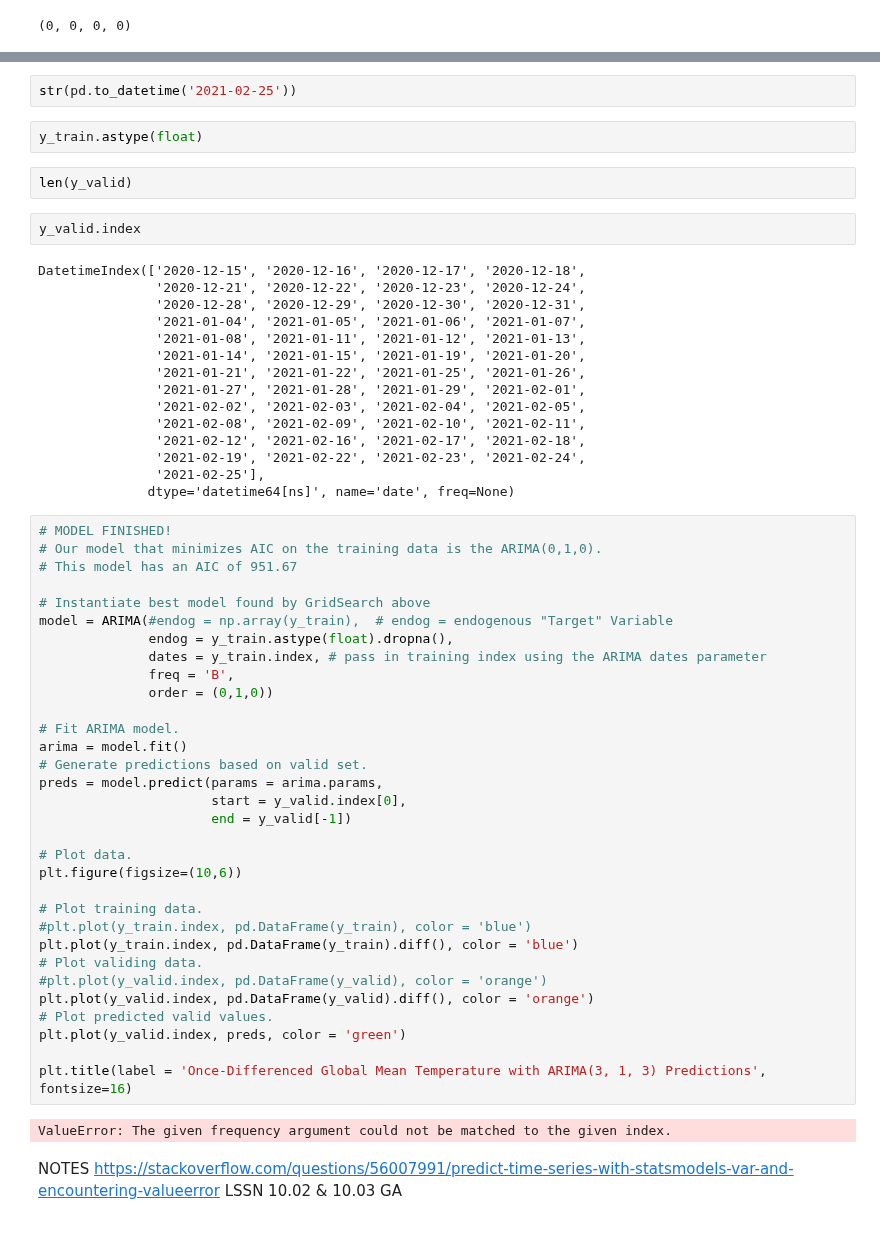
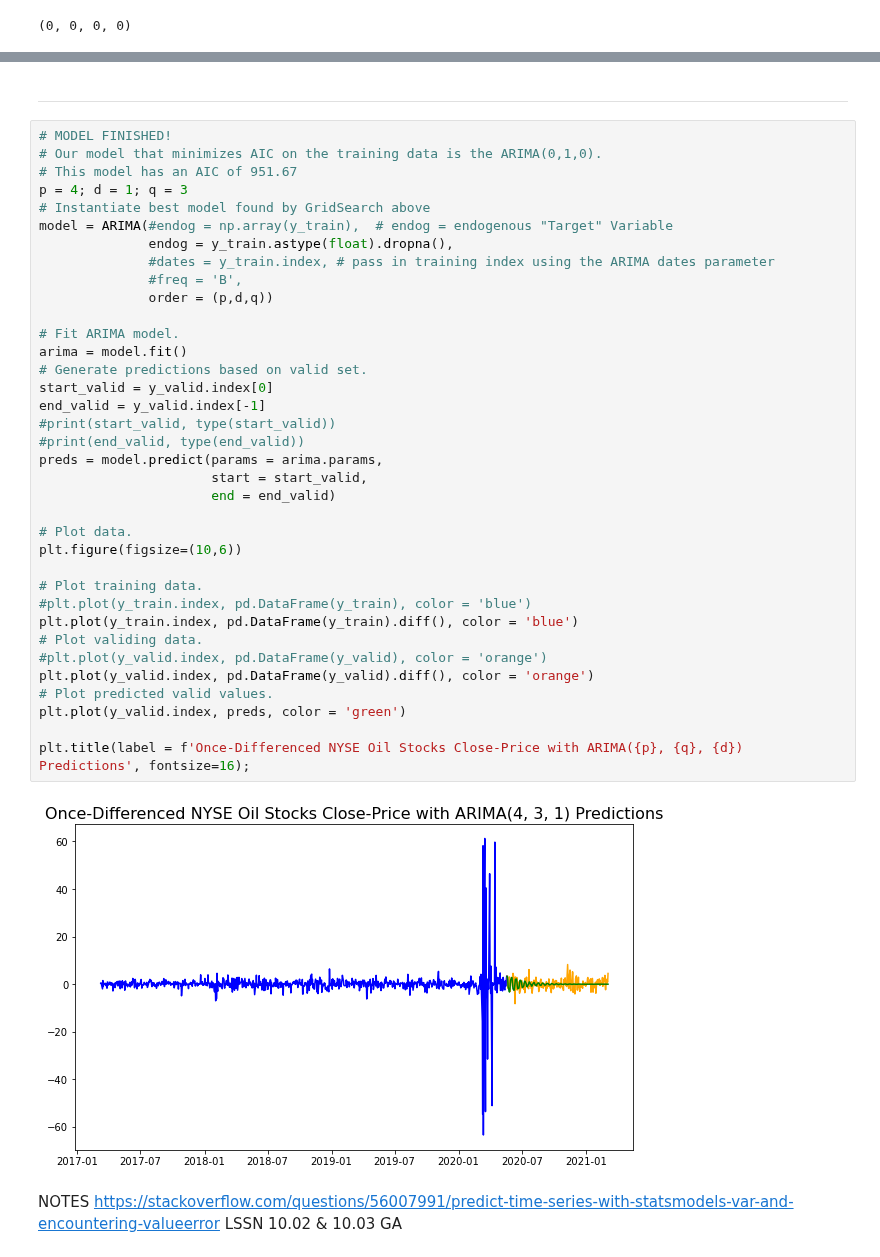
Before and after one commit to griffinwt/Hackathon_March2021, a Jupyter notebook: code/Model-Tuning-Brandon/Model-Tuning.ipynb, the cells around one changed output, grey strips where cells are left out. Saved outputs shown, nothing was run; the diff lists cells and outputs as text.

```diff
--- a/code/Model-Tuning-Brandon/Model-Tuning.ipynb
+++ b/code/Model-Tuning-Brandon/Model-Tuning.ipynb
@@ -276,60 +391,43 @@ Timestamp('2021-02-25 00:00:00')
-# %%
-str(pd.to_datetime('2021-02-25'))
-# %%
-y_train.astype(float)
-# %%
-len(y_valid)
-# %%
-y_valid.index
-# %% [output]
-DatetimeIndex(['2020-12-15', '2020-12-16', '2020-12-17', '2020-12-18',
-               '2020-12-21', '2020-12-22', '2020-12-23', '2020-12-24',
-               '2020-12-28', '2020-12-29', '2020-12-30', '2020-12-31',
-               '2021-01-04', '2021-01-05', '2021-01-06', '2021-01-07',
-               '2021-01-08', '2021-01-11', '2021-01-12', '2021-01-13',
-               '2021-01-14', '2021-01-15', '2021-01-19', '2021-01-20',
-               '2021-01-21', '2021-01-22', '2021-01-25', '2021-01-26',
-               '2021-01-27', '2021-01-28', '2021-01-29', '2021-02-01',
-               '2021-02-02', '2021-02-03', '2021-02-04', '2021-02-05',
-               '2021-02-08', '2021-02-09', '2021-02-10', '2021-02-11',
-               '2021-02-12', '2021-02-16', '2021-02-17', '2021-02-18',
-               '2021-02-19', '2021-02-22', '2021-02-23', '2021-02-24',
-               '2021-02-25'],
-              dtype='datetime64[ns]', name='date', freq=None)
+# %% [markdown]
+---
 # %%
 # MODEL FINISHED!
 # Our model that minimizes AIC on the training data is the ARIMA(0,1,0).
 # This model has an AIC of 951.67
-
+p = 4; d = 1; q = 3
 # Instantiate best model found by GridSearch above
 model = ARIMA(#endog = np.array(y_train),  # endog = endogenous "Target" Variable
               endog = y_train.astype(float).dropna(),
-              dates = y_train.index, # pass in training index using the ARIMA dates parameter
-              freq = 'B',
-              order = (0,1,0))
+              #dates = y_train.index, # pass in training index using the ARIMA dates parameter
+              #freq = 'B',
+              order = (p,d,q))
 
 # Fit ARIMA model.
 arima = model.fit()
 # Generate predictions based on valid set.
+start_valid = y_valid.index[0]
+end_valid = y_valid.index[-1]
+#print(start_valid, type(start_valid))
+#print(end_valid, type(end_valid))
 preds = model.predict(params = arima.params,
-                      start = y_valid.index[0],
-                      end = y_valid[-1])
+                      start = start_valid,
+                      end = end_valid)
 
 # Plot data.
 plt.figure(figsize=(10,6))
 
 # Plot training data.
 #plt.plot(y_train.index, pd.DataFrame(y_train), color = 'blue')
 plt.plot(y_train.index, pd.DataFrame(y_train).diff(), color = 'blue')
 # Plot validing data.
 #plt.plot(y_valid.index, pd.DataFrame(y_valid), color = 'orange')
 plt.plot(y_valid.index, pd.DataFrame(y_valid).diff(), color = 'orange')
 # Plot predicted valid values.
 plt.plot(y_valid.index, preds, color = 'green')
 
-plt.title(label = 'Once-Differenced Global Mean Temperature with ARIMA(3, 1, 3) Predictions', fontsize=16)
+plt.title(label = f'Once-Differenced NYSE Oil Stocks Close-Price with ARIMA({p}, {q}, {d}) Predictions', fontsize=16);
 # %% [output]
-ValueError: The given frequency argument could not be matched to the given index.
+[figure, added]
 # %% [markdown]
 NOTES
 https://stackoverflow.com/questions/56007991/predict-time-series-with-statsmodels-var-and-encountering-valueerror
```
Also changed, not shown: parts of 31 cells of this notebook, 9 other files.
